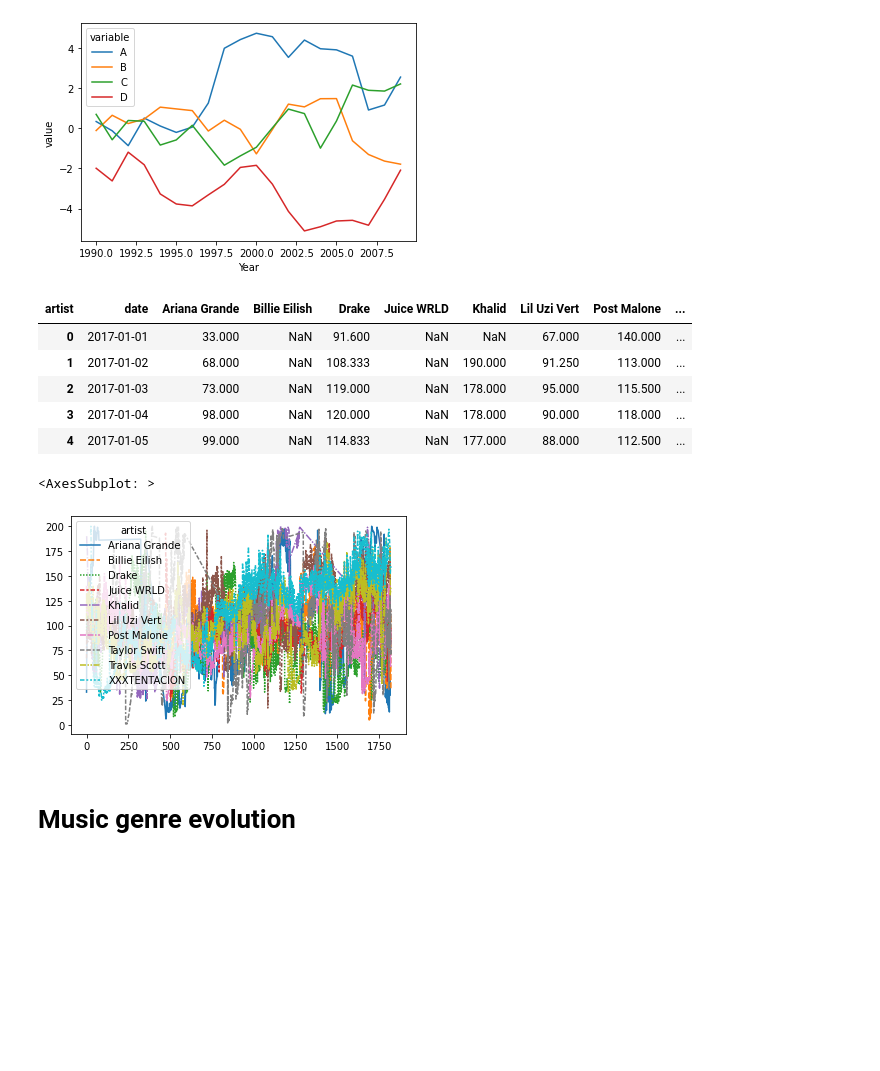
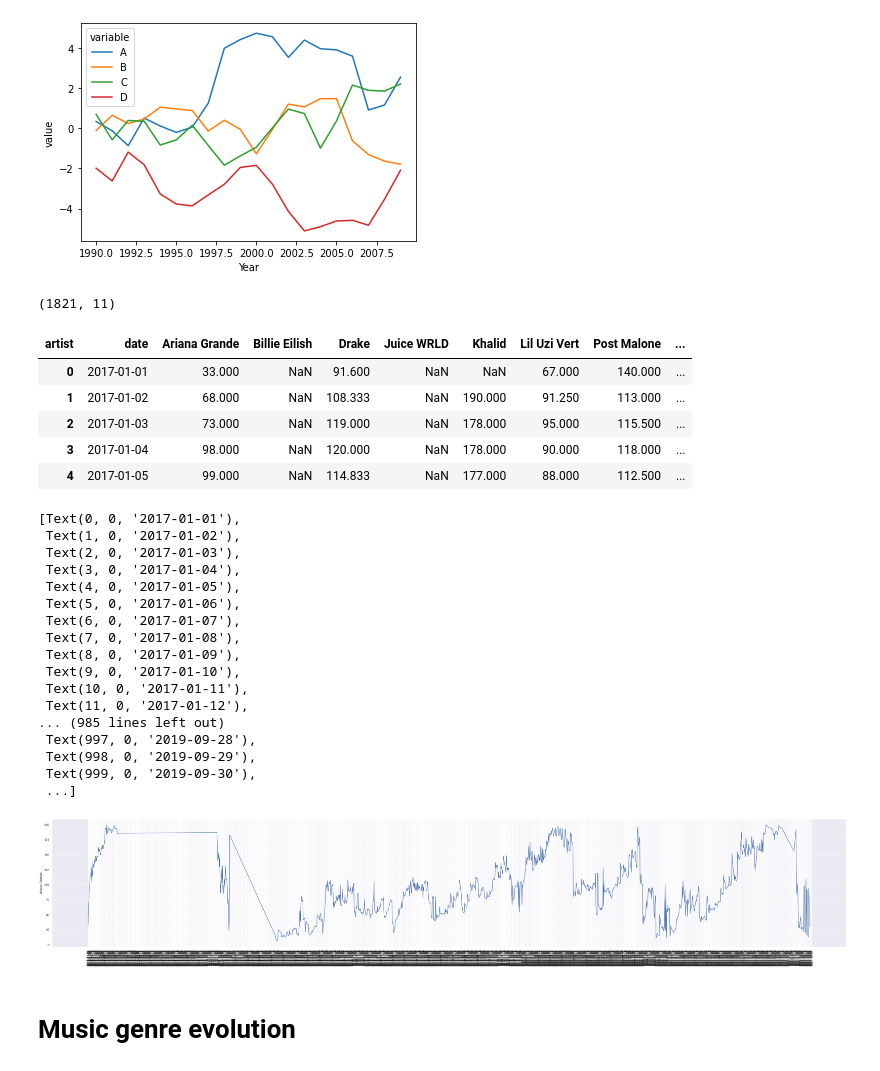
Before and after one commit to annassanchez/ETL_project, a Jupyter notebook: notebooks/X-analysis.ipynb, the cells around one changed output. Saved outputs shown, nothing was run; the diff lists cells and outputs as text; code cells hidden in the pictures; blank space fills up the shorter version.

Commit message:
beginning with the data analysis

```diff
--- a/notebooks/X-analysis.ipynb
+++ b/notebooks/X-analysis.ipynb
@@ -146,8 +146,10 @@ sns.lineplot(x='Year', y='value', hue='variable',
 # %%
 test = pd.pivot_table(df_top10[df_top10['chart'] == 'top200'][['date', 'artist', 'rank']], index = 'date', values = ['rank'], columns = 'artist').reset_index().droplevel(level=0, axis =1)
 test.rename({'':'date'}, axis = 1, inplace=True)
+print(test.shape)
 test.head()
 # %% [output]
+(1821, 11)
 | artist | date | Ariana Grande | Billie Eilish | Drake | Juice WRLD | Khalid | Lil Uzi Vert | Post Malone | ... |
 | 0 | 2017-01-01 | 33.000 | NaN | 91.600 | NaN | NaN | 67.000 | 140.000 | ... |
 | 1 | 2017-01-02 | 68.000 | NaN | 108.333 | NaN | 190.000 | 91.250 | 113.000 | ... |
@@ -157,11 +159,30 @@ test.head()
 # %%
 sns.lineplot(x='Year', y='value', hue='variable',
              data=pd.melt(data_preproc, ['Year']))
-# %%
-sns.lineplot(data = test)
-# %% [output]
-<AxesSubplot: >
-[figure, removed]
+# %%
+sns.set(rc={'figure.figsize':(50,8.27)})
+
+c = sns.lineplot(data = test, x = test['date'].unique().tolist(), y = 'Ariana Grande')
+c.set_xticklabels(labels = test['date'].unique().tolist(), rotation=90)
+# %% [output]
+[Text(0, 0, '2017-01-01'),
+ Text(1, 0, '2017-01-02'),
+ Text(2, 0, '2017-01-03'),
+ Text(3, 0, '2017-01-04'),
+ Text(4, 0, '2017-01-05'),
+ Text(5, 0, '2017-01-06'),
+ Text(6, 0, '2017-01-07'),
+ Text(7, 0, '2017-01-08'),
+ Text(8, 0, '2017-01-09'),
+ Text(9, 0, '2017-01-10'),
+ Text(10, 0, '2017-01-11'),
+ Text(11, 0, '2017-01-12'),
+... (985 lines left out)
+ Text(997, 0, '2019-09-28'),
+ Text(998, 0, '2019-09-29'),
+ Text(999, 0, '2019-09-30'),
+ ...]
+[figure, added]
 # %% [markdown]
 # Music genre evolution
 # %%
```
